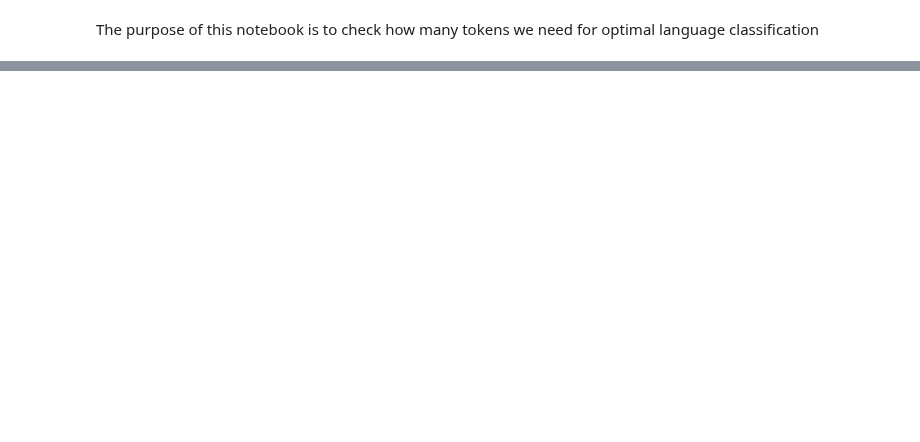
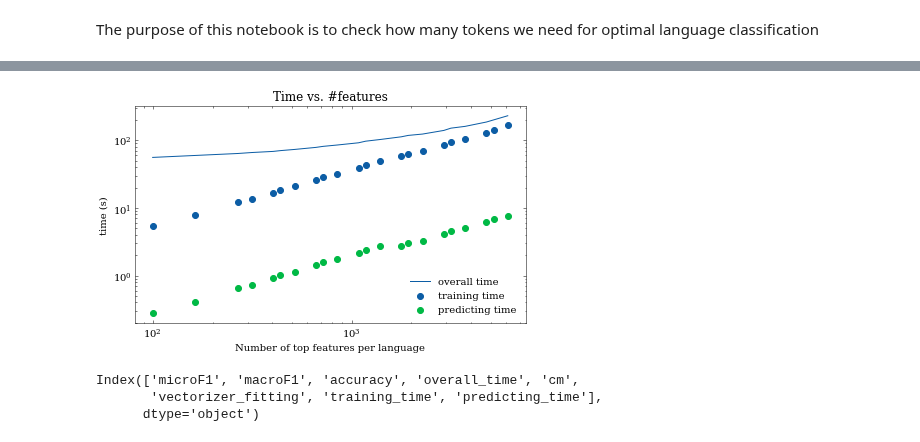
Before and after one commit to 5roop/task4, a Jupyter notebook: 14_optimizing_for_number_of_tokens.ipynb, the cells around one changed output, grey strips where cells are left out. Saved outputs shown, nothing was run; the diff lists cells and outputs as text; code cells hidden in the pictures; blank space fills up the shorter version.

```diff
--- a/14_optimizing_for_number_of_tokens.ipynb
+++ b/14_optimizing_for_number_of_tokens.ipynb
@@ -184,0 +234,26 @@ for N in Ns:
+# %%
+import matplotlib.pyplot as plt
+plt.style.use(["science", "no-latex"])
+
+plt.figure(figsize=(7, 4))
+plt.scatter(rezdf.index, rezdf["training_time"],label="training time")
+
+plt.scatter(rezdf.index, rezdf["predicting_time"],label="predicting time")
+
+plt.plot(rezdf.index, rezdf["overall_time"],label="overall time")
+plt.legend()
+plt.title("Time vs. #features")
+plt.xlabel("Number of top features per language")
+plt.ylabel("time (s)")
+plt.semilogx()
+plt.semilogy()
+plt.savefig("images/14_time.png")
+plt.show()
+# %% [output]
+[figure, added]
+# %%
+rezdf.columns
+# %% [output]
+Index(['microF1', 'macroF1', 'accuracy', 'overall_time', 'cm',
+       'vectorizer_fitting', 'training_time', 'predicting_time'],
+      dtype='object')
```
Also changed, not shown: parts of 3 cells of this notebook, 4 other files.
